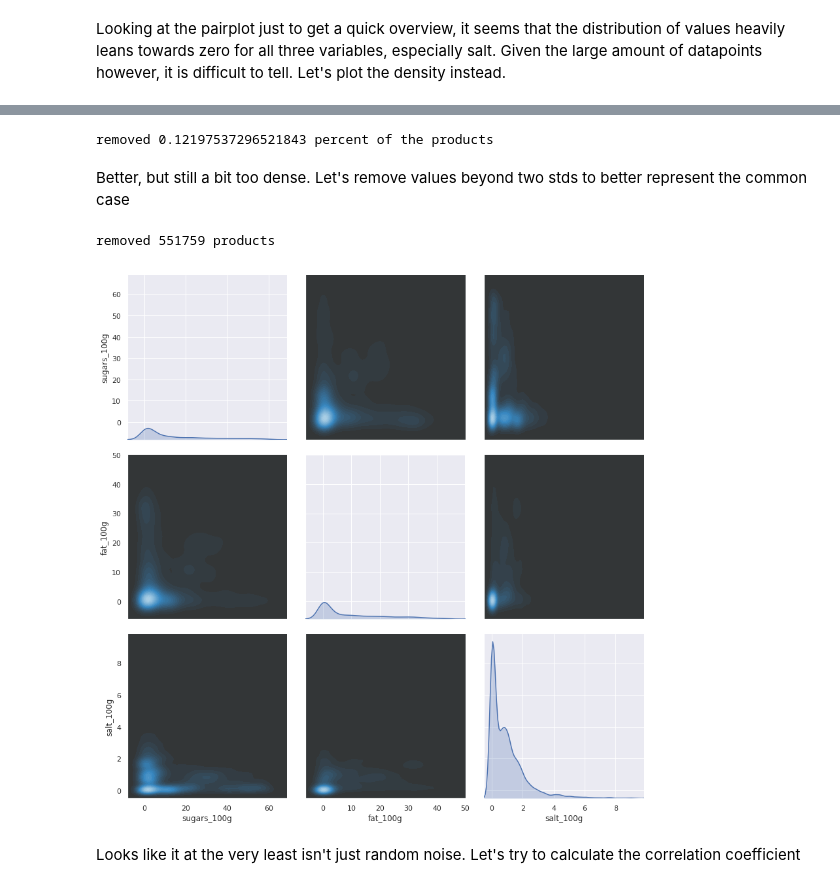
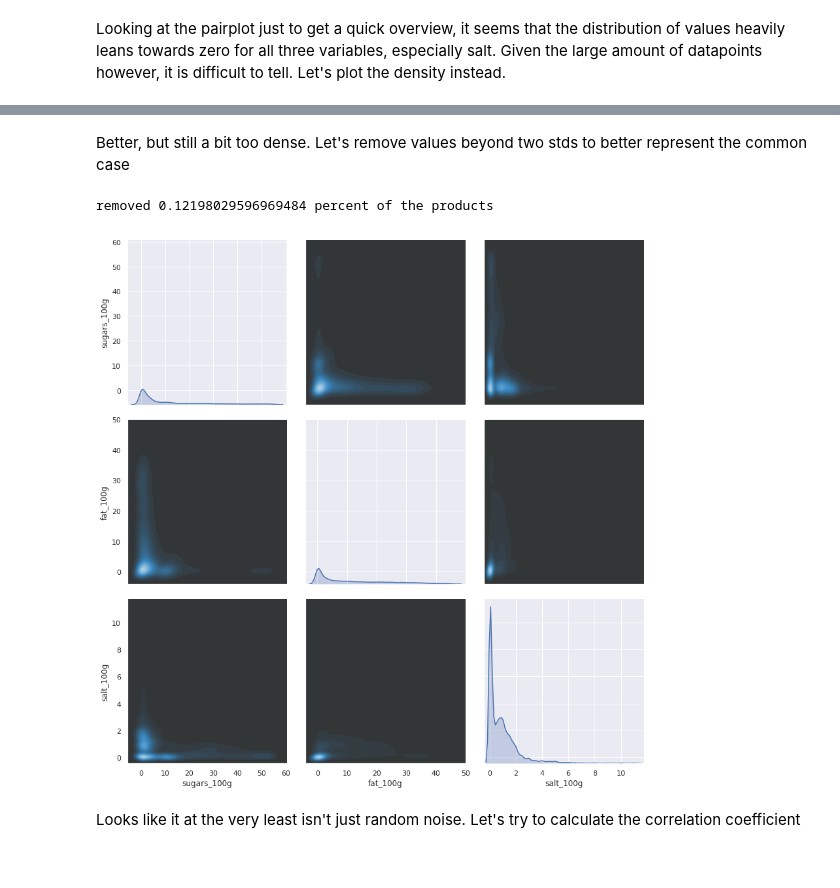
Before and after one commit to esamosenok/ADA_Project_2018, a Jupyter notebook: vwQuestions.ipynb, the cells around one changed output, grey strips where cells are left out. Drawn from its saved outputs; the diff is of its cells as text; code cells hidden in the pictures.

```diff
--- a/vwQuestions.ipynb
+++ b/vwQuestions.ipynb
@@ -72,20 +73,14 @@ g.map_offdiag(sns.kdeplot, n_levels=10, cmap="Blues_d", shade=True);
-# %%
-nutri = nutrition
-reduced = nutri[np.abs(nutri-nutri.mean()) <= (2*nutri.std())].dropna()
-print("removed {} percent of the products".format( 1- reduced.shape[0]/nutrition.shape[0]))
-# %% [output]
-removed 0.12197537296521843 percent of the products
 # %% [markdown]
 Better, but still a bit too dense. Let's remove values beyond two stds to better represent the common case
 # %%
-reduced = nutri[np.abs(nutri-nutri.mean()) <= (2*nutri.std())].dropna()
+reduced = nutrition[np.abs(nutrition-nutrition.mean()) <= (2*nutrition.std())].dropna()
 print("removed {} percent of the products".format( 1- reduced.shape[0]/nutrition.shape[0]))
 g = sns.PairGrid(reduced, size = 4)
 g.map_diag(sns.kdeplot, shade=True)
 g.map_offdiag(sns.kdeplot, n_levels=30, cmap="Blues_d", shade=True);
 # %% [output]
-removed 551759 products
+removed 0.12198029596969484 percent of the products
-[figure, old version]
+[figure, new version]
 # %% [markdown]
 Looks like it at the very least isn't just random noise. Let's try to calculate the correlation coefficient
 # %%
```
Also changed, not shown: parts of 7 cells of this notebook, 10 other files.
